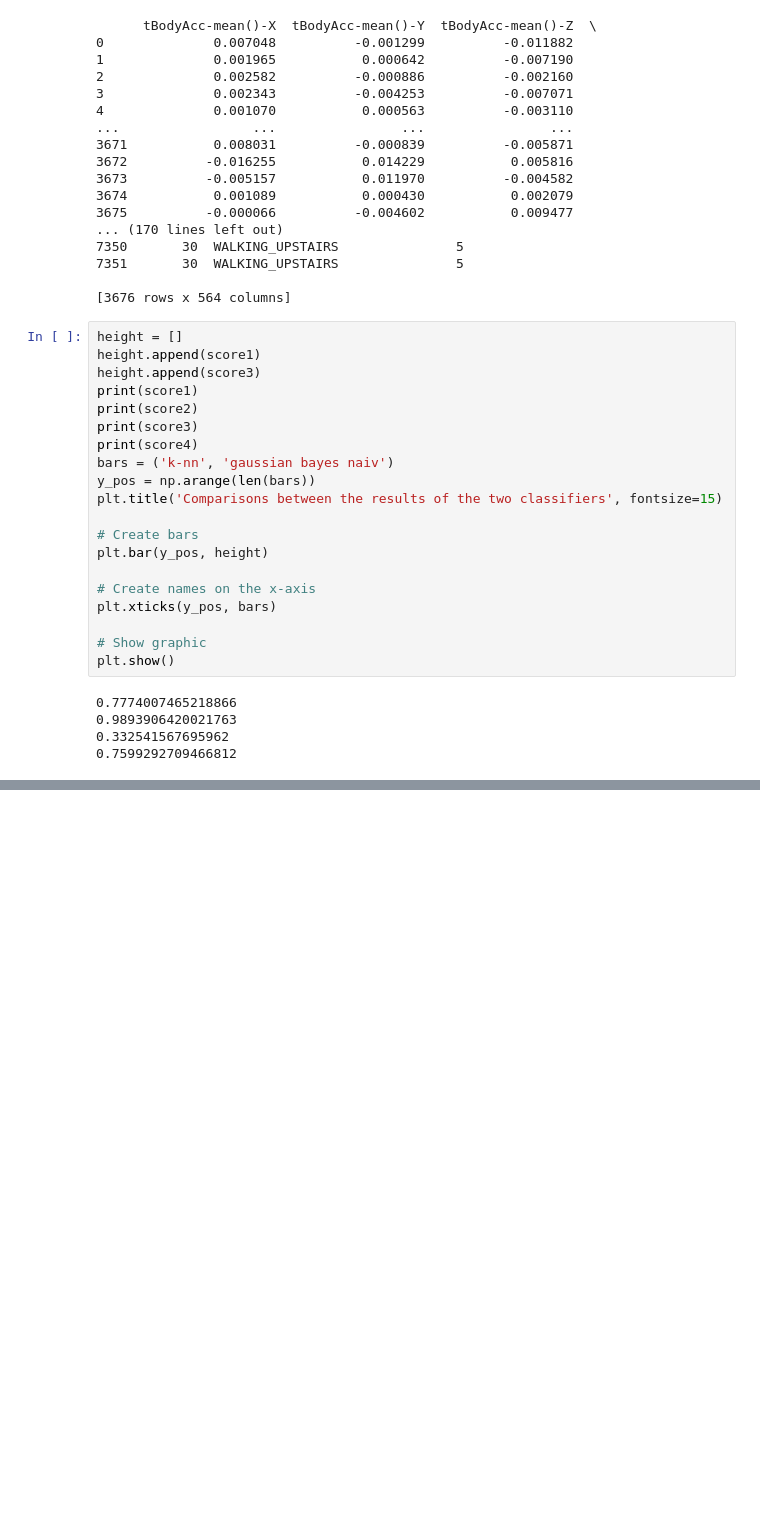
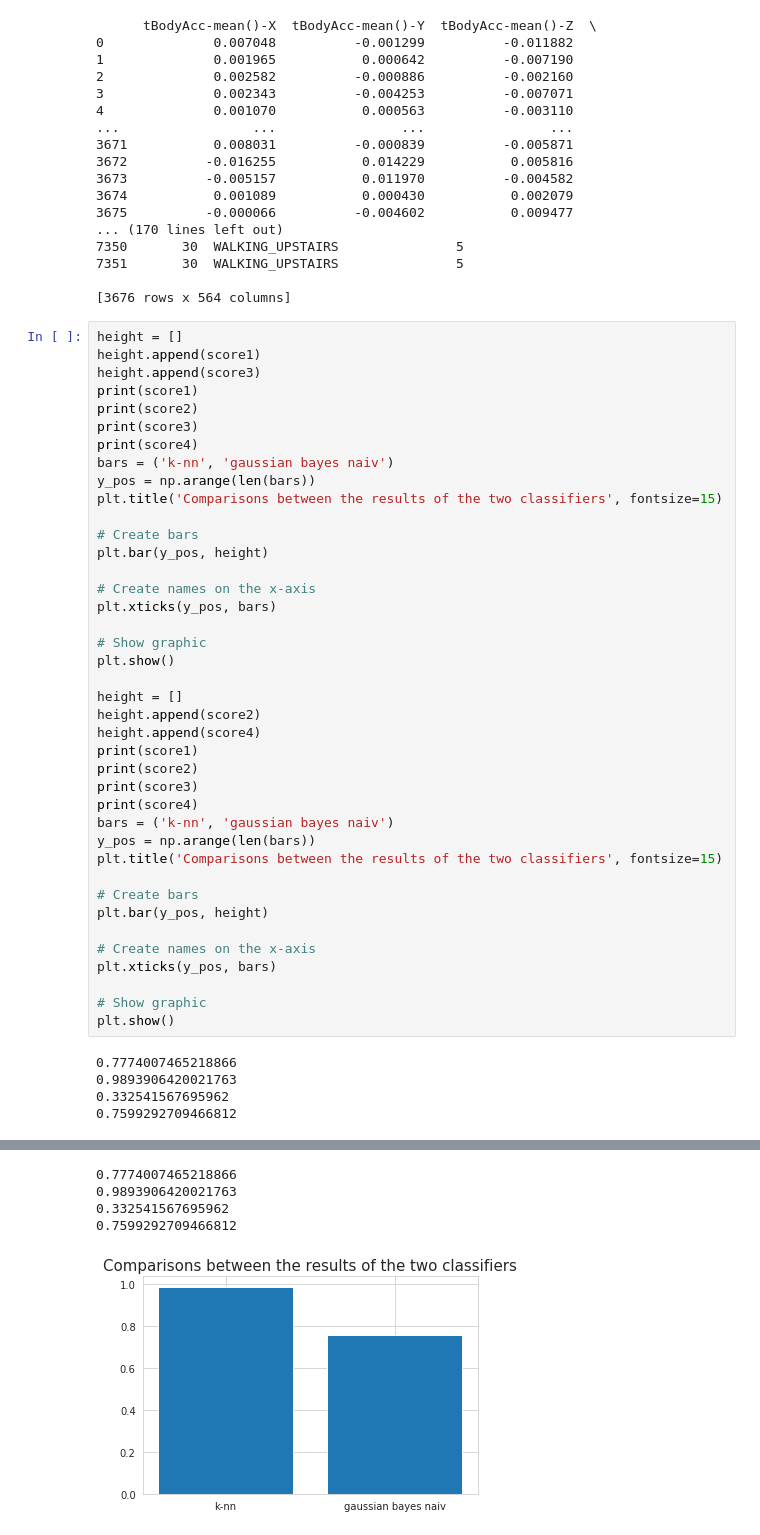
Before and after one commit to catalincojocaruc/ML_PROJECT, a Jupyter notebook: HumanActivityRecognition.ipynb, the cells around one changed output, grey strips where cells are left out. Drawn from its saved outputs; the diff is of its cells as text; blank space fills up the shorter version.

```diff
--- a/HumanActivityRecognition.ipynb
+++ b/HumanActivityRecognition.ipynb
@@ -436,26 +436,51 @@ print(validationData)
 # %%
 height = []
 height.append(score1)
 height.append(score3)
 print(score1)
 print(score2)
 print(score3)
 print(score4)
 bars = ('k-nn', 'gaussian bayes naiv')
 y_pos = np.arange(len(bars))
 plt.title('Comparisons between the results of the two classifiers', fontsize=15)
 
 # Create bars
 plt.bar(y_pos, height)
 
 # Create names on the x-axis
 plt.xticks(y_pos, bars)
 
 # Show graphic
 plt.show()
+
+height = []
+height.append(score2)
+height.append(score4)
+print(score1)
+print(score2)
+print(score3)
+print(score4)
+bars = ('k-nn', 'gaussian bayes naiv')
+y_pos = np.arange(len(bars))
+plt.title('Comparisons between the results of the two classifiers', fontsize=15)
+
+# Create bars
+plt.bar(y_pos, height)
+
+# Create names on the x-axis
+plt.xticks(y_pos, bars)
+
+# Show graphic
+plt.show()
 # %% [output]
 0.7774007465218866
 0.9893906420021763
 0.332541567695962
 0.7599292709466812
 [figure]
+0.7774007465218866
+0.9893906420021763
+0.332541567695962
+0.7599292709466812
+[figure, added]
```
Also changed, not shown: parts of 2 cells of this notebook.
